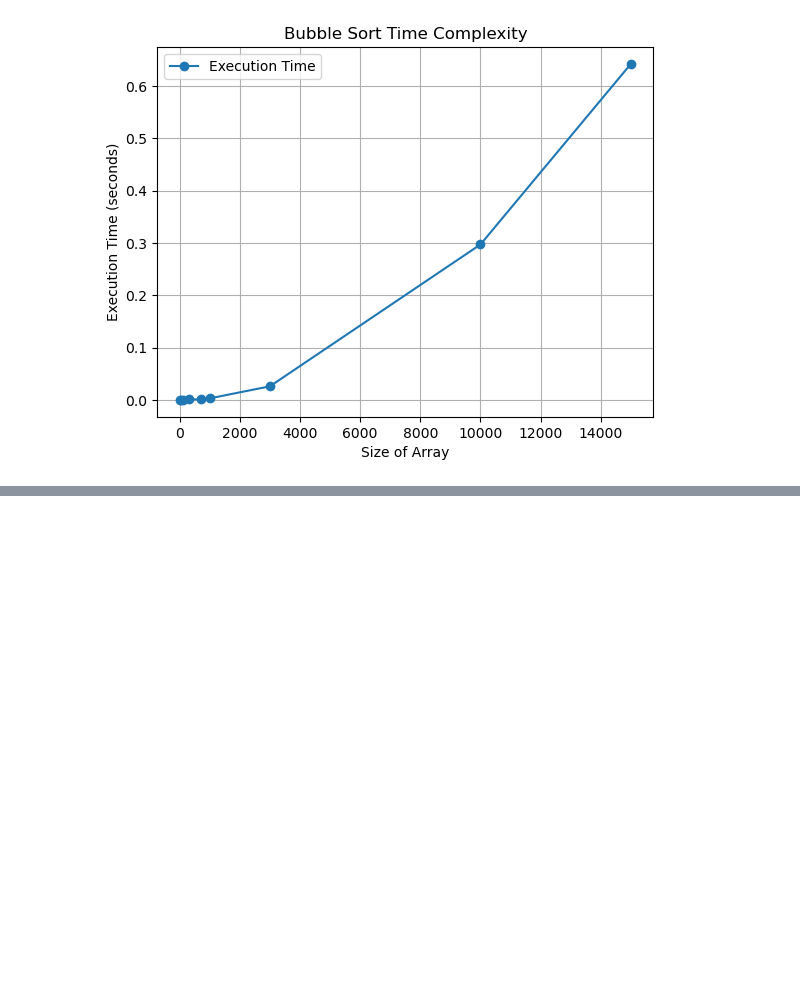
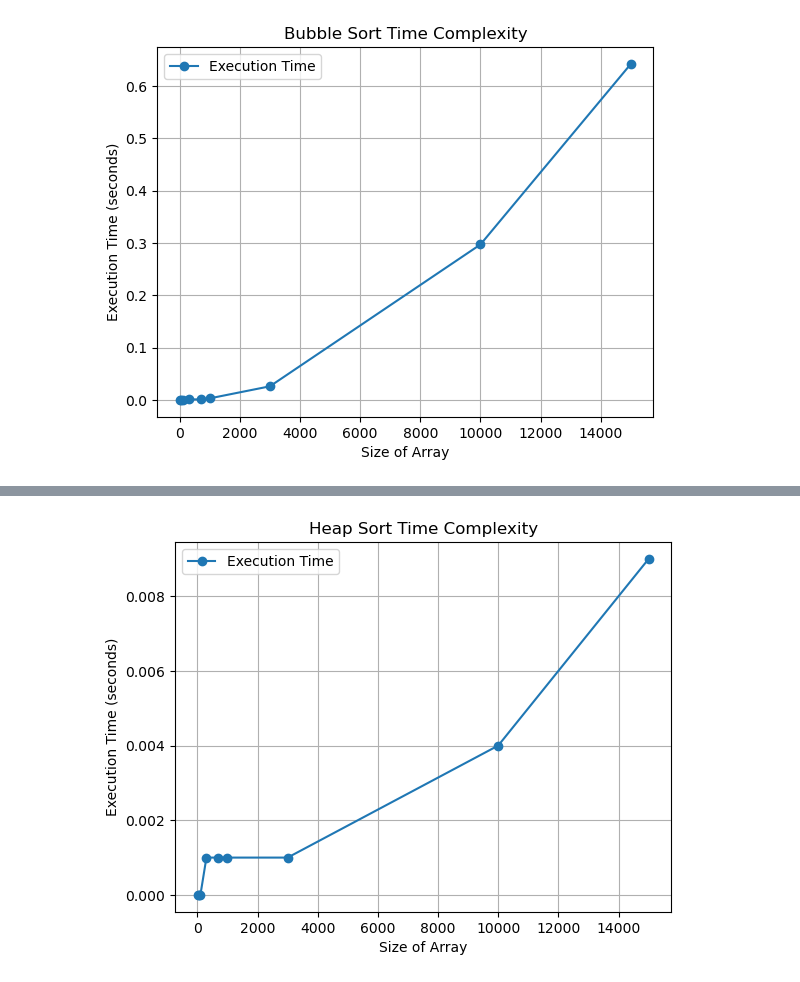
Before and after one commit to lakshaybansal013-gif/ADA_Projects_File, a Jupyter notebook: sorting_graphs.ipynb, the cells around one changed output, grey strips where cells are left out. Drawn from its saved outputs; the diff is of its cells as text; code cells hidden in the pictures; blank space fills up the shorter version.

```diff
--- a/sorting_graphs.ipynb
+++ b/sorting_graphs.ipynb
@@ -138,0 +141,3 @@ plt.show()
+# %%
+df5=pd.read_csv('heap_sort.csv')
+df5
@@ -138,0 +155,9 @@ plt.show()
+# %%
+df5.plot(x='n', y='Execution Time', kind='line', marker='o')
+plt.xlabel('Size of Array')
+plt.ylabel('Execution Time (seconds)')
+plt.title('Heap Sort Time Complexity')
+plt.grid(True)
+plt.show()
+# %% [output]
+[figure, added]
```
Also changed, not shown: parts of 2 cells of this notebook, 3 other files.
